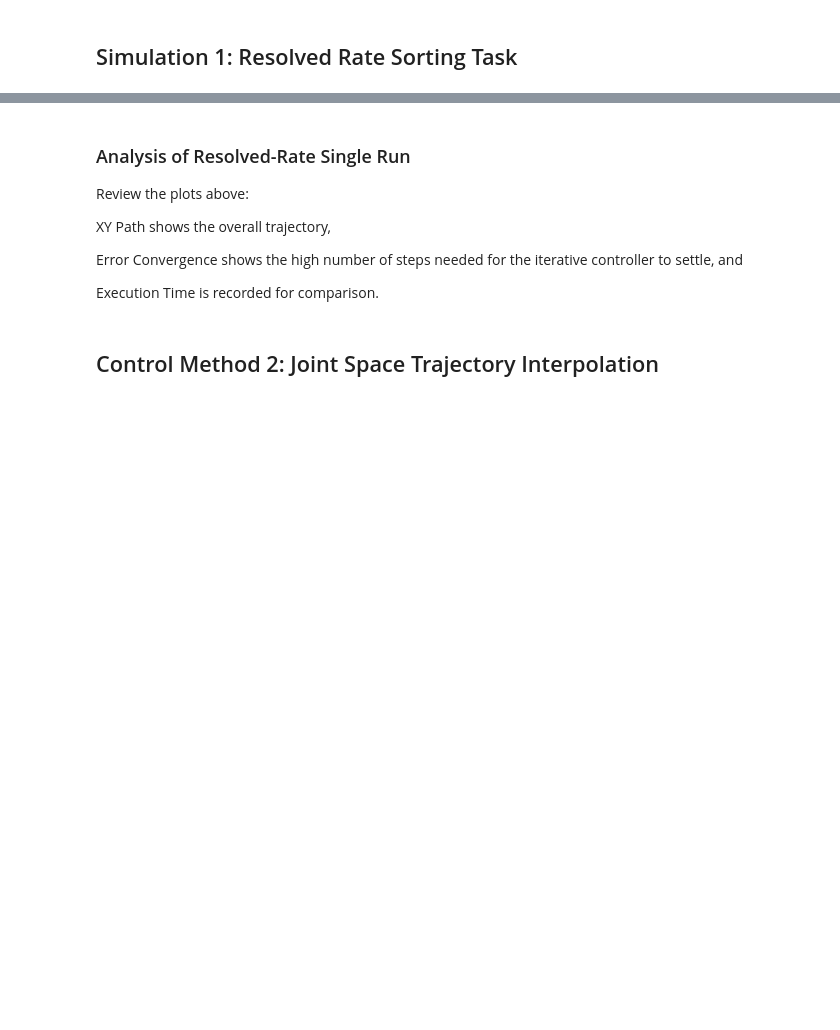
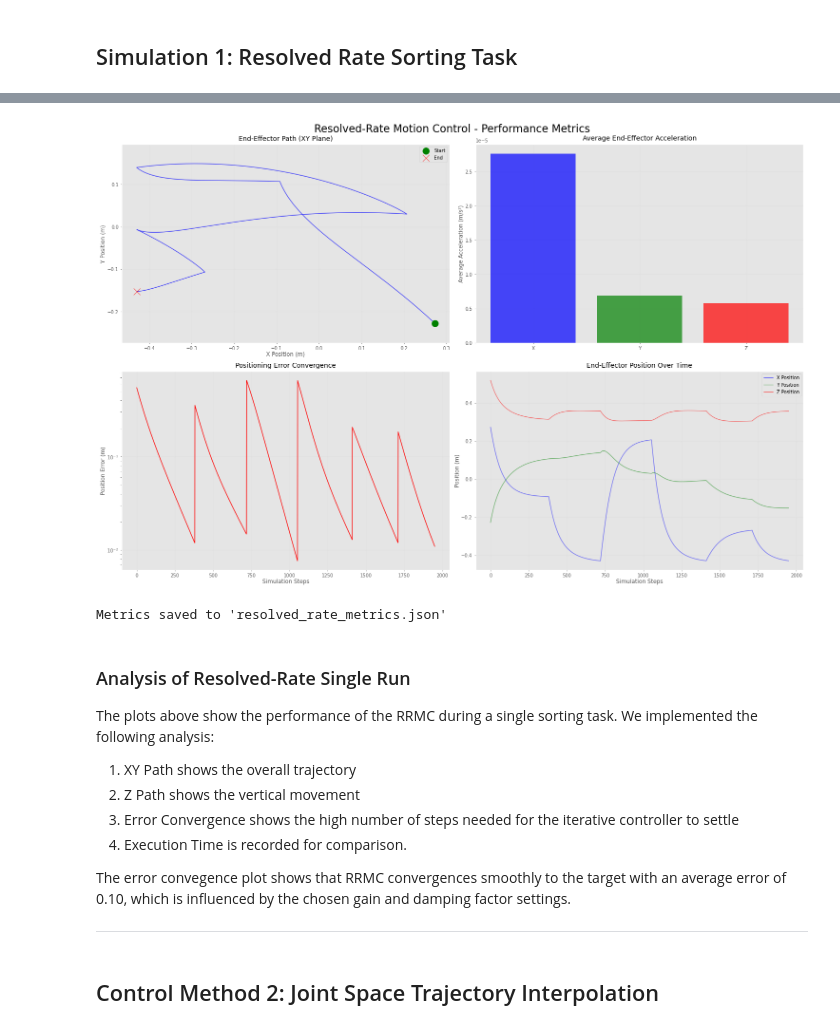
Before and after one commit to FedericoGritti/sorting_berries_project, a Jupyter notebook: main.ipynb, the cells around one changed output, grey strips where cells are left out. Saved outputs shown, nothing was run; the diff lists cells and outputs as text; code cells hidden in the pictures; blank space fills up the shorter version.

Commit message:
added maths and changed comparison

```diff
--- a/main.ipynb
+++ b/main.ipynb
@@ -361,8 +387,8 @@ class RobotResolvedRate:
         if safety_margin is not None:
             self.safety_margin = safety_margin
 # %%
-def generate_fixed_berry_positions(num_berries, table_position_x, table_position_y, table_position_z,
-                                   table_height, table_depth, table_width, berry_radius, seed=42):
+def generate_fixed_berry_positions(num_berries, table_position_x, table_position_y, table_position_z, table_height, table_depth, table_width, berry_radius, seed=42):
+    #everytime we call the function the seed is reset
     np.random.seed(seed)
 
     min_x = table_position_x - table_depth/2 + berry_radius + 0.1
@@ -603,11 +612,21 @@ Metrics saved to 'resolved_rate_metrics.json'
+# %%
+plot_metrics(metrics, title="Resolved-Rate Motion Control - Performance Metrics")
+save_metrics_to_json(metrics)
+# %% [output]
+[figure, added]
+Metrics saved to 'resolved_rate_metrics.json'
 # %% [markdown]
 ### Analysis of Resolved-Rate Single Run
-Review the plots above:
+The plots above show the performance of the RRMC during a single sorting task.
+We implemented the following analysis:
 
-XY Path shows the overall trajectory,
+1. XY Path shows the overall trajectory
+2. Z Path shows the vertical movement
+3. Error Convergence shows the high number of steps needed for the iterative controller to settle
+4. Execution Time is recorded for comparison.
 
-Error Convergence shows the high number of steps needed for the iterative controller to settle, and
+The error convegence plot shows that RRMC convergences smoothly to the target with an average error of 0.10, which is influenced by the chosen gain and damping factor settings.
 
-Execution Time is recorded for comparison.
+---
 # %% [markdown]
 ## Control Method 2: Joint Space Trajectory Interpolation
```
Also changed, not shown: parts of 14 cells of this notebook, 2 other files.
